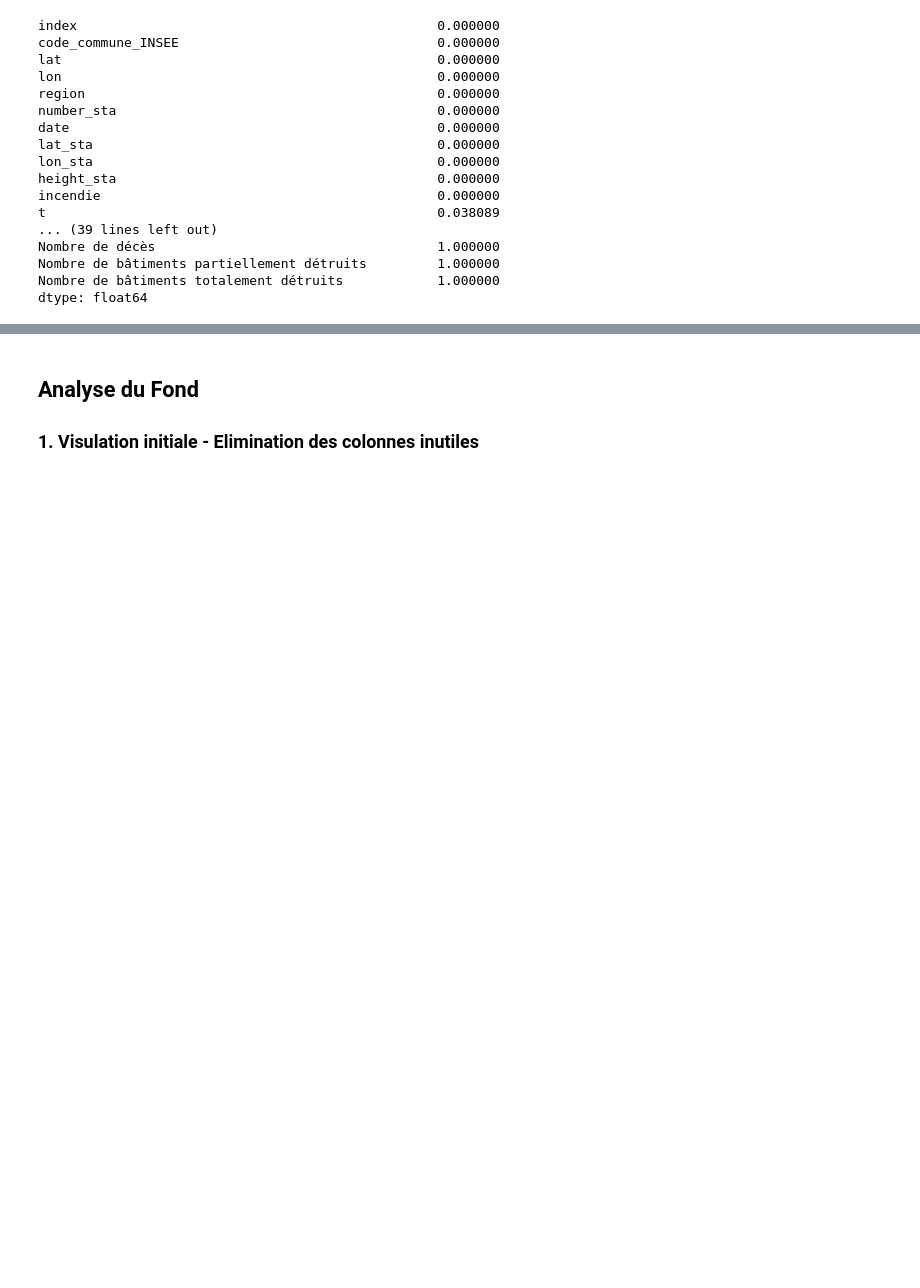
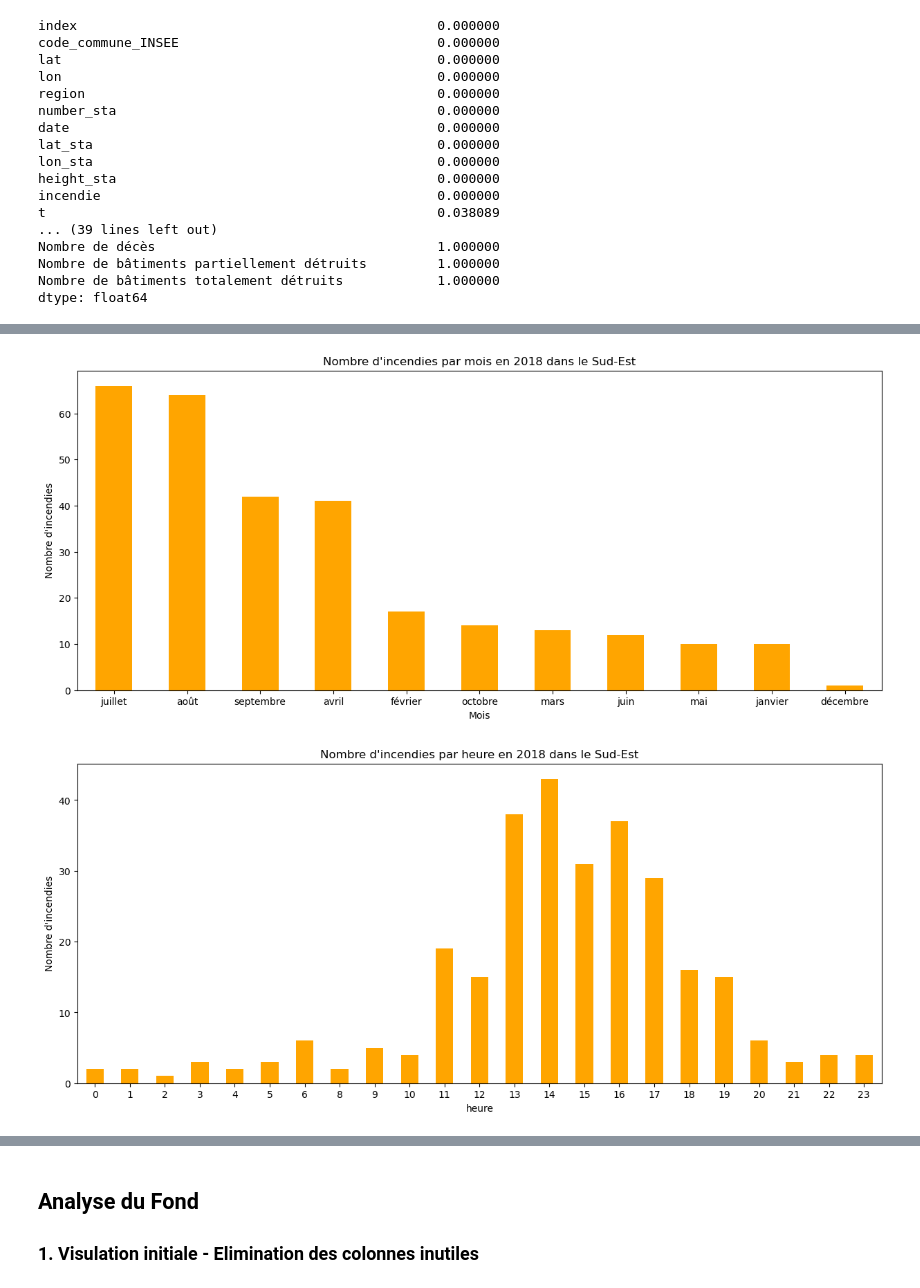
Before and after one commit to felixdechamps/ensae-prog2A, a Jupyter notebook: notebookstat.ipynb, the cells around one changed output, grey strips where cells are left out. Saved outputs shown, nothing was run; the diff lists cells and outputs as text; code cells hidden in the pictures; blank space fills up the shorter version.

```diff
--- a/notebookstat.ipynb
+++ b/notebookstat.ipynb
@@ -51,0 +59,54 @@ for col in ['Nature','Connaissance','Type de peuplement']:
+# %%
+"importation et traitement de la base incendies pour faire les stats desc (cellule à enlever car déja fait avant)"
+df_incendies = pd.read_csv(r"/home/onyxia/work/incendies.csv", sep=';')
+df_incendies = df_incendies.rename(columns = {'Code INSEE' : 'code_commune_INSEE' })
+df_incendies_18 = df_incendies[df_incendies['Année']==2018]
+df_incendies_18['date'] = pd.to_datetime(df_incendies_18['Date de première alerte'])
+
+from datetime import datetime
+liste_minutes = [6*k for k in range(10)]
+def date_approchee(df):
+    #(df['date'])
+    for el in liste_minutes :
+        if df['date'].minute >= el and df['date'].minute-el < 6 :
+            new_date = df['date'].replace(minute = el)
+            return new_date
+df_incendies_18['date'] = df_incendies_18.apply(date_approchee, axis = 1)
+# %%
+"nombre d'incendies"
+df_hist_incendies = df_incendies_18
+df_hist_incendies['mois']=df_hist_incendies['date'].dt.month
+mois_noms = { 1: 'janvier', 2: 'février', 3: 'mars', 4: 'avril', 5: 'mai', 6: 'juin',
+             7: 'juillet', 8: 'août', 9: 'septembre', 10: 'octobre', 11: 'novembre', 12: 'décembre'}
+
+df_hist_incendies['mois'] = df_hist_incendies['mois'].replace(mois_noms) #remplacer les valeurs numériques des mois par leurs noms
+
+df_hist_incendies['heure']=df_hist_incendies['date'].dt.hour
+
+"histogramme du nombre d'incendies par mois"
+plt.figure(figsize=(15, 6))
+df_hist_incendies['mois'].value_counts().plot(kind='bar', color='orange')
+plt.title('Nombre d\'incendies par mois en 2018 dans le Sud-Est')
+plt.xlabel('Mois')
+plt.ylabel('Nombre d\'incendies')
+plt.xticks(rotation=0)
+
+"histogramme du nombre d'incendies par heure"
+plt.figure(figsize=(15, 6))
+df_hist_incendies['heure'].value_counts().sort_index().plot(kind='bar', color='orange')
+plt.title('Nombre d\'incendies par heure en 2018 dans le Sud-Est')
+plt.xlabel('heure')
+plt.ylabel('Nombre d\'incendies')
+plt.xticks(rotation=0)
+
+"histogramme du nombre d'incendies par département"
+plt.figure(figsize=(15, 6))
+df_hist_incendies['Département'].value_counts().plot(kind='pie')
+plt.title('Nombre d\'incendies par département')
+plt.ylabel('Nombre d\'incendies')
+plt.xticks(rotation=0)
+
+plt.show()
+# %% [output]
+[figure, added]
+[figure, added]
```
Also changed, not shown: parts of 11 cells of this notebook.
